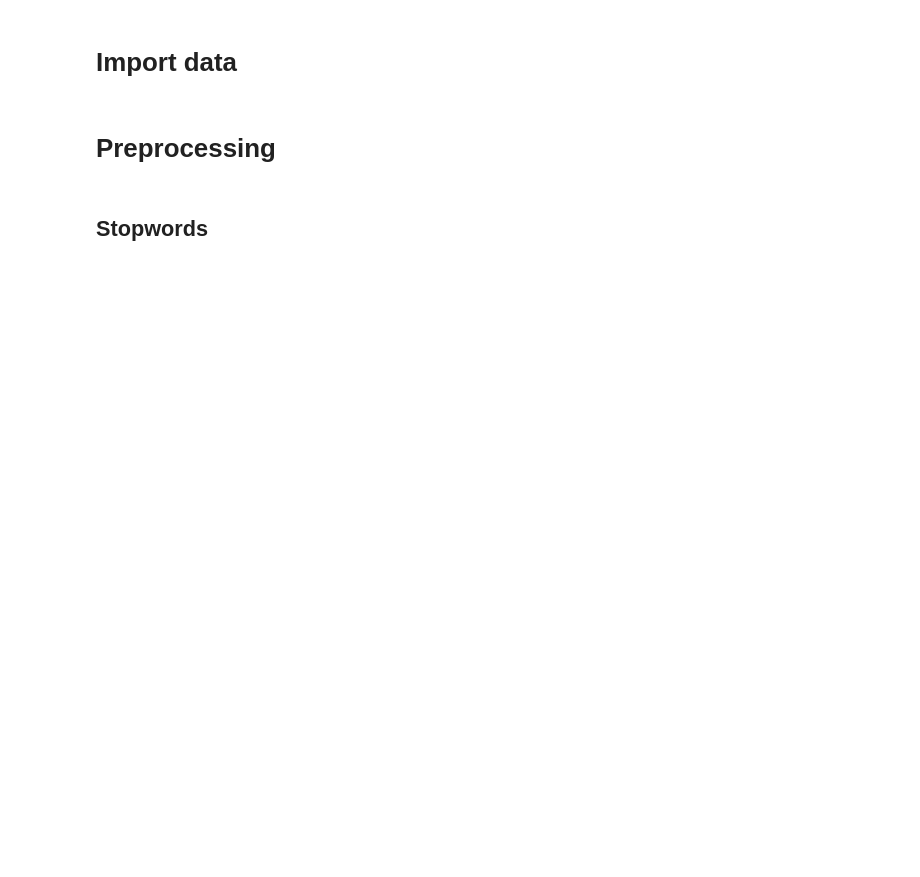
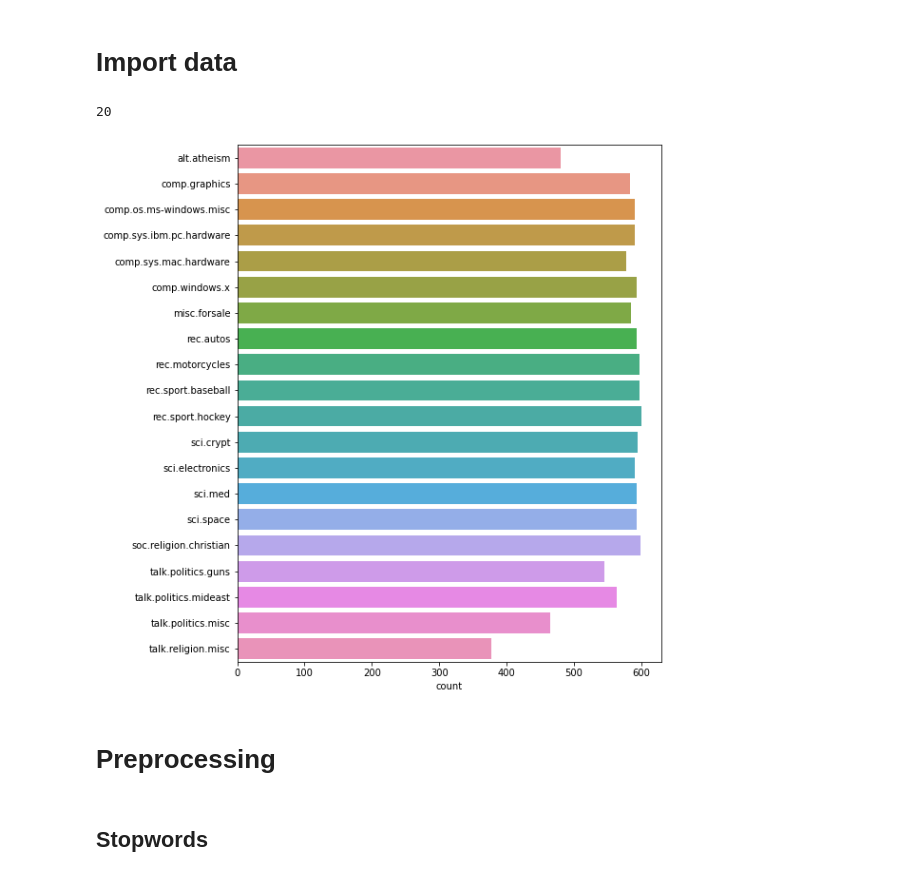
Before and after one commit to kurogo-nguyen/BTL-NLP, a Jupyter notebook: TF-IDF.ipynb, the cells around one changed output. Saved outputs shown, nothing was run; the diff lists cells and outputs as text; code cells hidden in the pictures; blank space fills up the shorter version.

```diff
--- a/TF-IDF.ipynb
+++ b/TF-IDF.ipynb
@@ -17,6 +17,17 @@ test_path = r"20news-bydate-test"
 train = load_files(train_path, encoding='latin1')
 # %%
 test = load_files(test_path, encoding='latin1')
+# %%
+len(train.target_names)
+# %% [output]
+20
+# %%
+plt.subplots(figsize=(8,10))
+sns.countplot(y=train.target)
+plt.yticks(np.arange(len(train.target_names)), train.target_names)
+plt.show()
+# %% [output]
+[figure, added]
 # %% [markdown]
 # Preprocessing
 # %%
```
Also changed, not shown: parts of 13 cells of this notebook.
